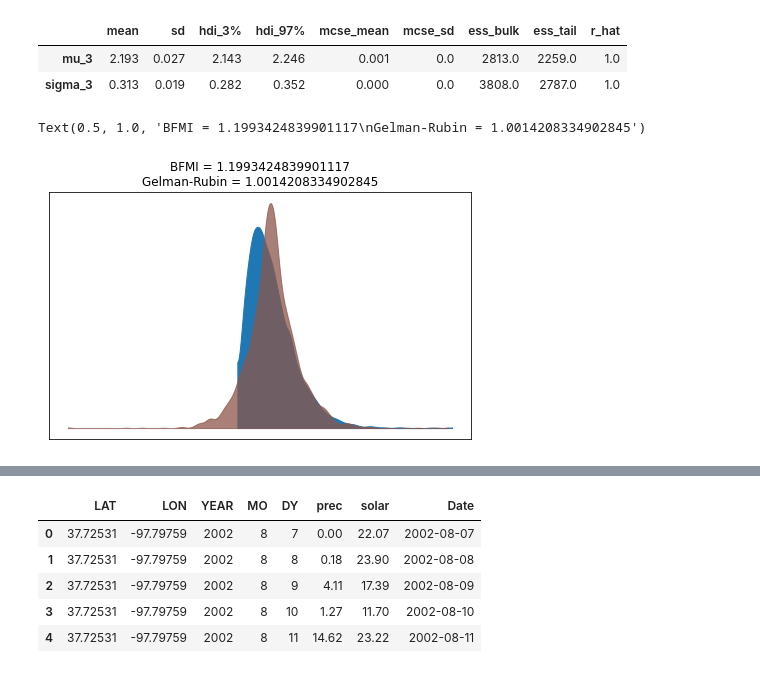
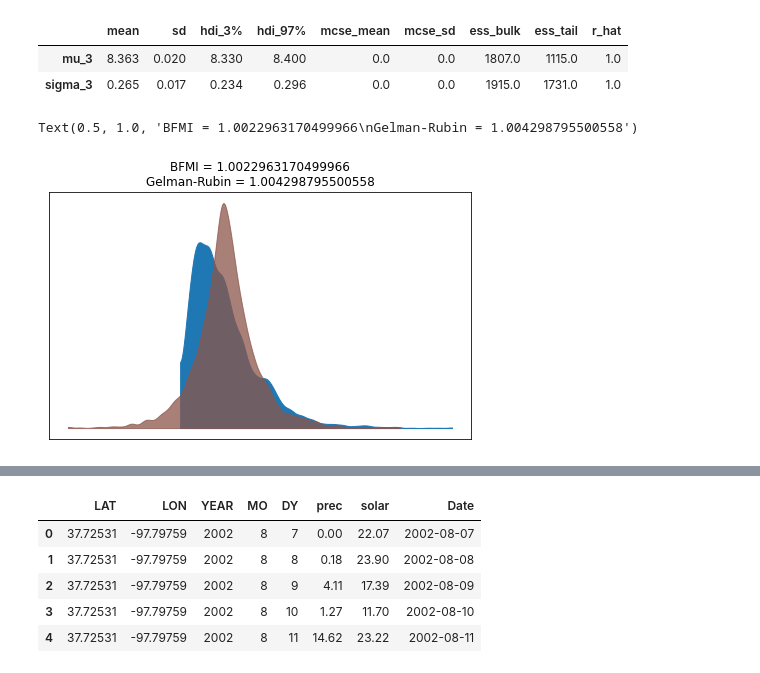
Before and after one commit to meowliono/cyanobacterial-bloom-prediction, a Jupyter notebook: mcmc.ipynb, the cells around one changed output, grey strips where cells are left out. Drawn from its saved outputs; the diff is of its cells as text; code cells hidden in the pictures.

```diff
--- a/mcmc.ipynb
+++ b/mcmc.ipynb
@@ -274,7 +308,7 @@ sns.boxplot(y='DO', data=df)
 # %%
-df_do = df[['DO']]
-df_do['DO']=df_do['DO'].apply(np.log)
-sns.boxplot(y='DO', data=df_do)
+df_ph = df[['pH']]
+df_ph['ph']=df_ph['pH'].apply(np.log)
+sns.boxplot(y='pH', data=df_ph)
 # %% [output]
 A value is trying to be set on a copy of a slice from a DataFrame.
 Try using .loc[row_indexer,col_indexer] = value instead
@@ -293,13 +327,13 @@ plt.yticks([0], alpha=0)
 # %%
-#Build the model for DO
-with pm.Model() as model_do:
+#Build the model for pH
+with pm.Model() as model_ph:
     #model of parameters
-    mu_3 = pm.Uniform("mu_3", lower=1.6, upper=2.8)
+    mu_3 = pm.Uniform("mu_3", lower=8.2, upper=8.4)
     sigma_3 = pm.HalfNormal('sigma_3', sd=1)
     #likelihood
-    do=pm.Normal("do", mu=mu_3, sd=sigma_3, observed = df_do['DO'])
-    trace_do = pm.sample(2000, tune=2000, target_accept=0.9)
-    pm.traceplot(trace_do, var_names=['mu_3', 'sigma_3'])
+    ph=pm.Normal("ph", mu=mu_3, sd=sigma_3, observed = df_ph['pH'])
+    trace_ph = pm.sample(2000, tune=2000, target_accept=0.9)
+    pm.traceplot(trace_ph, var_names=['mu_3', 'sigma_3'])
 # %% [output]
 Auto-assigning NUTS sampler...
 Initializing NUTS using jitter+adapt_diag...
@@ -311,19 +345,19 @@ Sampling 2 chains for 2_000 tune and 2_000 draw iterations (4_000 + 4_000 draws
-# %%
-do=az.summary(trace_do)
-do
-# %% [output]
-|  | mean | sd | hdi_3% | hdi_97% | mcse_mean | mcse_sd | ess_bulk | ess_tail | r_hat |
-| mu_3 | 2.193 | 0.027 | 2.143 | 2.246 | 0.001 | 0.0 | 2813.0 | 2259.0 | 1.0 |
-| sigma_3 | 0.313 | 0.019 | 0.282 | 0.352 | 0.000 | 0.0 | 3808.0 | 2787.0 | 1.0 |
+# %%
+ph=az.summary(trace_ph)
+ph
+# %% [output]
+|  | mean | sd | hdi_3% | hdi_97% | mcse_mean | mcse_sd | ess_bulk | ess_tail | r_hat |
+| mu_3 | 8.363 | 0.020 | 8.330 | 8.400 | 0.0 | 0.0 | 1807.0 | 1115.0 | 1.0 |
+| sigma_3 | 0.265 | 0.017 | 0.234 | 0.296 | 0.0 | 0.0 | 1915.0 | 1731.0 | 1.0 |
 # %%
-bfmi = np.max(pm.stats.bfmi(trace_do))
-max_gr = max(np.max(gr_stats) for gr_stats in pm.stats.rhat(trace_do).values()).values
+bfmi = np.max(pm.stats.bfmi(trace_ph))
+max_gr = max(np.max(gr_stats) for gr_stats in pm.stats.rhat(trace_ph).values()).values
 (
-    pm.energyplot(trace_do, legend=False, figsize=(6, 4)).set_title("BFMI = {}\nGelman-Rubin = {}".format(bfmi, max_gr))
+    pm.energyplot(trace_ph, legend=False, figsize=(6, 4)).set_title("BFMI = {}\nGelman-Rubin = {}".format(bfmi, max_gr))
 )
 # %% [output]
-Text(0.5, 1.0, 'BFMI = 1.1993424839901117\nGelman-Rubin = 1.0014208334902845')
+Text(0.5, 1.0, 'BFMI = 1.0022963170499966\nGelman-Rubin = 1.004298795500558')
-[figure, old version]
+[figure, new version]
 # %%
 #Turbidity
 az.plot_kde(df['Turb'].values, rug=True)
```
Also changed, not shown: parts of 56 cells of this notebook, 15 other files.
